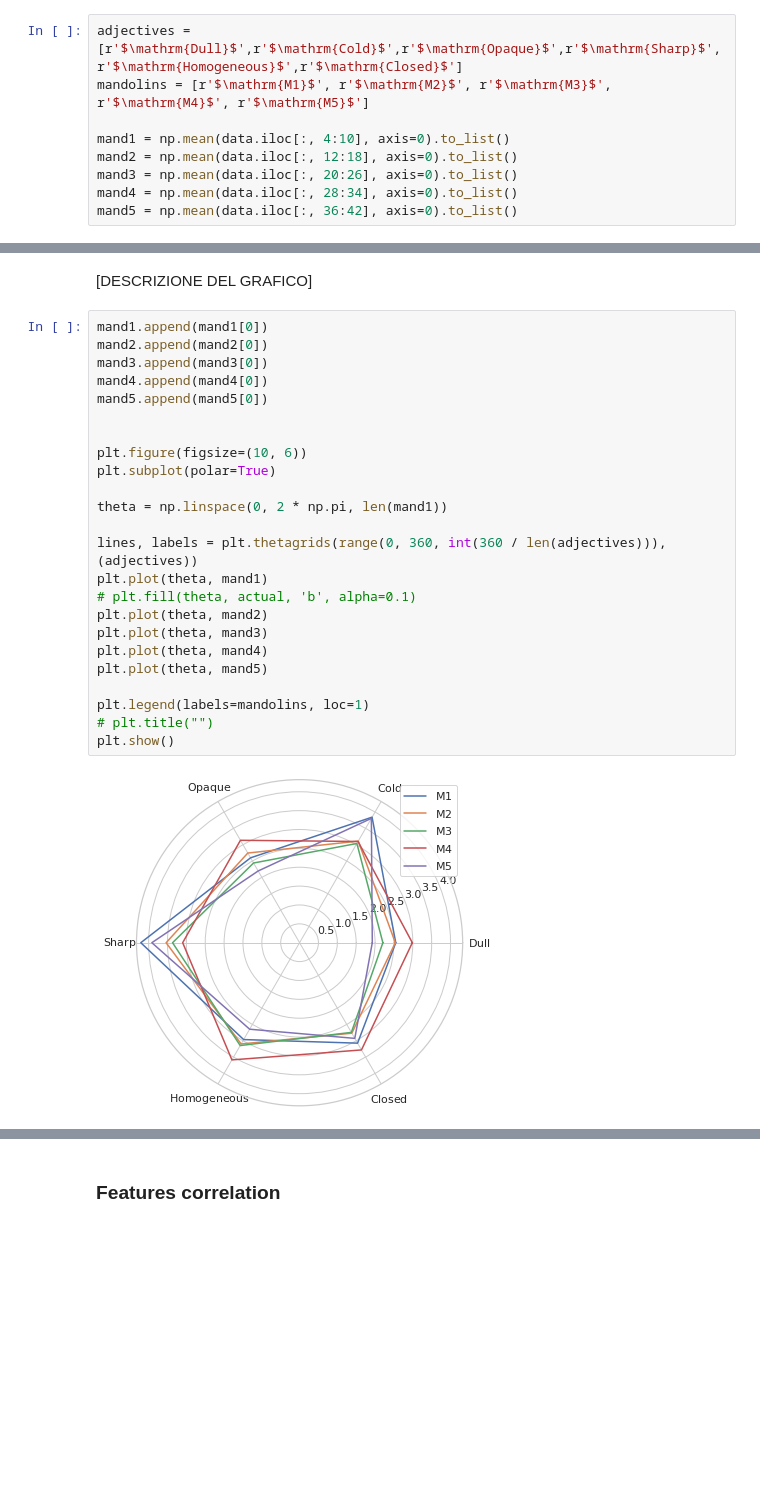
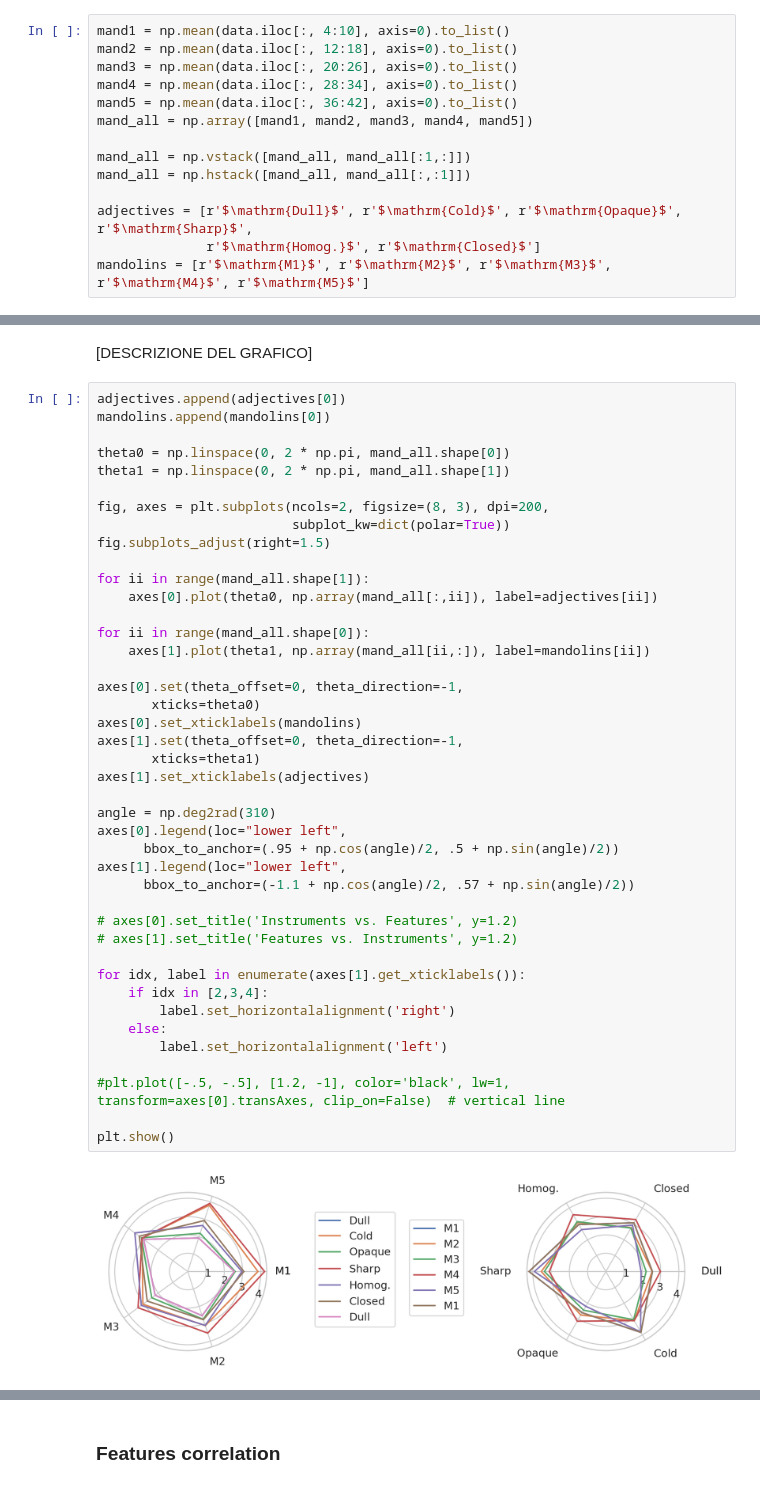
Before and after one commit to davidesalvi/mandolin_analysis, a Jupyter notebook: notebook/DataViz.ipynb, the cells around one changed output, grey strips where cells are left out. Cells and saved outputs as stored; diff of their text form; blank space fills up the shorter version.

```diff
--- a/notebook/DataViz.ipynb
+++ b/notebook/DataViz.ipynb
@@ -373,14 +349,19 @@ plt.show()
 # %% [markdown]
 ### Instruments features - 2D matrix <a class="anchor" id="features_2D_image"></a>
 # %%
-adjectives = [r'$\mathrm{Dull}$',r'$\mathrm{Cold}$',r'$\mathrm{Opaque}$',r'$\mathrm{Sharp}$',r'$\mathrm{Homogeneous}$',r'$\mathrm{Closed}$']
-mandolins = [r'$\mathrm{M1}$', r'$\mathrm{M2}$', r'$\mathrm{M3}$', r'$\mathrm{M4}$', r'$\mathrm{M5}$']
-
 mand1 = np.mean(data.iloc[:, 4:10], axis=0).to_list()
 mand2 = np.mean(data.iloc[:, 12:18], axis=0).to_list()
 mand3 = np.mean(data.iloc[:, 20:26], axis=0).to_list()
 mand4 = np.mean(data.iloc[:, 28:34], axis=0).to_list()
 mand5 = np.mean(data.iloc[:, 36:42], axis=0).to_list()
+mand_all = np.array([mand1, mand2, mand3, mand4, mand5])
+
+mand_all = np.vstack([mand_all, mand_all[:1,:]])
+mand_all = np.hstack([mand_all, mand_all[:,:1]])
+
+adjectives = [r'$\mathrm{Dull}$', r'$\mathrm{Cold}$', r'$\mathrm{Opaque}$', r'$\mathrm{Sharp}$',
+              r'$\mathrm{Homog.}$', r'$\mathrm{Closed}$']
+mandolins = [r'$\mathrm{M1}$', r'$\mathrm{M2}$', r'$\mathrm{M3}$', r'$\mathrm{M4}$', r'$\mathrm{M5}$']
 # %% [markdown]
 [DESCRIZIONE DEL GRAFICO]
 # %%
@@ -403,28 +384,46 @@ plt.show()
 # %% [markdown]
 [DESCRIZIONE DEL GRAFICO]
 # %%
-mand1.append(mand1[0])
-mand2.append(mand2[0])
-mand3.append(mand3[0])
-mand4.append(mand4[0])
-mand5.append(mand5[0])
+adjectives.append(adjectives[0])
+mandolins.append(mandolins[0])
 
+theta0 = np.linspace(0, 2 * np.pi, mand_all.shape[0])
+theta1 = np.linspace(0, 2 * np.pi, mand_all.shape[1])
 
-plt.figure(figsize=(10, 6))
-plt.subplot(polar=True)
+fig, axes = plt.subplots(ncols=2, figsize=(8, 3), dpi=200,
+                         subplot_kw=dict(polar=True))
+fig.subplots_adjust(right=1.5)
 
-theta = np.linspace(0, 2 * np.pi, len(mand1))
+for ii in range(mand_all.shape[1]):
+    axes[0].plot(theta0, np.array(mand_all[:,ii]), label=adjectives[ii])
 
-lines, labels = plt.thetagrids(range(0, 360, int(360 / len(adjectives))), (adjectives))
-plt.plot(theta, mand1)
-# plt.fill(theta, actual, 'b', alpha=0.1)
-plt.plot(theta, mand2)
-plt.plot(theta, mand3)
-plt.plot(theta, mand4)
-plt.plot(theta, mand5)
+for ii in range(mand_all.shape[0]):
+    axes[1].plot(theta1, np.array(mand_all[ii,:]), label=mandolins[ii])
 
-plt.legend(labels=mandolins, loc=1)
-# plt.title("")
+axes[0].set(theta_offset=0, theta_direction=-1,
+       xticks=theta0)
+axes[0].set_xticklabels(mandolins)
+axes[1].set(theta_offset=0, theta_direction=-1,
+       xticks=theta1)
+axes[1].set_xticklabels(adjectives)
+
+angle = np.deg2rad(310)
+axes[0].legend(loc="lower left",
+      bbox_to_anchor=(.95 + np.cos(angle)/2, .5 + np.sin(angle)/2))
+axes[1].legend(loc="lower left",
+      bbox_to_anchor=(-1.1 + np.cos(angle)/2, .57 + np.sin(angle)/2))
+
+# axes[0].set_title('Instruments vs. Features', y=1.2)
+# axes[1].set_title('Features vs. Instruments', y=1.2)
+
+for idx, label in enumerate(axes[1].get_xticklabels()):
+    if idx in [2,3,4]:
+        label.set_horizontalalignment('right')
+    else:
+        label.set_horizontalalignment('left')
+
+#plt.plot([-.5, -.5], [1.2, -1], color='black', lw=1, transform=axes[0].transAxes, clip_on=False)  # vertical line
+
 plt.show()
 # %% [output]
-[figure, old version]
+[figure, new version]
```
Also changed, not shown: parts of 9 cells of this notebook.
